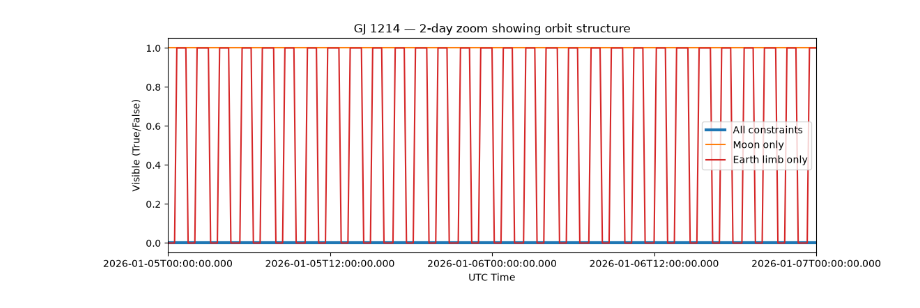
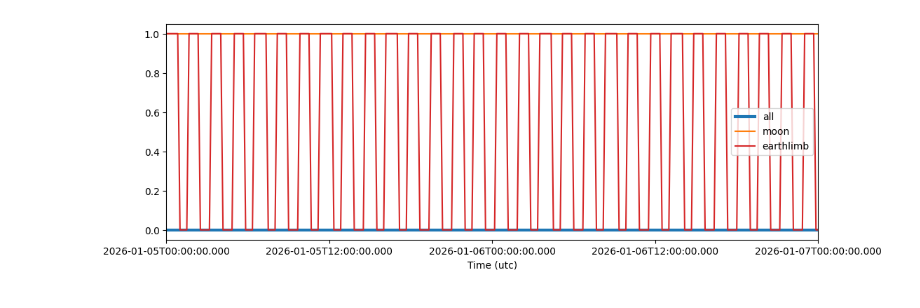
Before and after one commit to PandoraMission/pandora-visibility, a Jupyter notebook: docs/Example-useage.ipynb, the cells around one changed output. Saved outputs shown, nothing was run; the diff lists cells and outputs as text; code cells hidden in the pictures.

```diff
--- a/docs/Example-useage.ipynb
+++ b/docs/Example-useage.ipynb
@@ -48,4 +12,7 @@ from pandoravisibility import Visibility, analyze_yearly_visibility, plot_yearly
 # %%
-# Draft TLE for Pandora — use the most up-to-date one for real work!
-line1 = "1 67395U 80229J   26057.99991898  .00000000  00000-0  37770-3 0    03"
-line2 = "2 67395  97.8009  58.3973 0006599 121.8878 132.9207 14.87804761    04"
+# this is a draft TLE we can use
+
+# be careful to use the most up to date one!
+
+line1 = "1 99152U 26011B   26005.66013674 +.00000000 +00000-0 +00000-0 0    16"
+line2 = "2 99152  97.6750  17.6690 0000000 328.8990  20.9640 14.86530781000004"
@@ -155,6 +37,5 @@ state = vis.get_state(times)
 # %%
-# Target: GJ 1214 (RA=258.831°, Dec=+4.961°)
+# let's look at GJ 1214 for example
+
 target_coord = SkyCoord(258.831, 4.96068, frame="icrs", unit="deg")
-targ_vis = vis.get_visibility(target_coord, times)["visible"]
-print(f"GJ 1214 is visible at {targ_vis.sum()} of {len(times)} time steps "
-      f"({100 * targ_vis.mean():.1f}% duty cycle)")
+targ_vis = vis.get_visibility(target_coord, times)
@@ -232,14 +107,14 @@ with time_support():
 # %%
-# Zoomed to 2 days: orbit-by-orbit Earth limb occultations are visible
+# similar but on a smaller time window
+
 with time_support():
-    plt.figure(figsize=[12, 4])
-    plt.plot(times.utc, targ_vis, color="C0", label="All constraints", lw=3, zorder=0)
-    plt.plot(times.utc, moon_vis, label="Moon only", color="C1")
-    plt.plot(times.utc, earthlimb_vis, label="Earth limb only", color="C3")
+    plt.figure(figsize=[12,4])
+    plt.plot(times.utc, targ_vis, color="C0", label="all", lw=3, zorder=0)
+    plt.plot(times.utc, moon_vis, label="moon", color="C1", )
+    plt.plot(times.utc, earthlimb_vis, label="earthlimb", color="C3", )
+
     plt.xlim(times.utc.min(), times.utc.min() + 2 * u.d)
-    plt.xlabel("UTC Time")
-    plt.ylabel("Visible (True/False)")
-    plt.title("GJ 1214 — 2-day zoom showing orbit structure")
+
     plt.legend()
 # %% [output]
-[figure, old version]
+[figure, new version]
```
Also changed, not shown: parts of 29 cells of this notebook, 17 other files.
